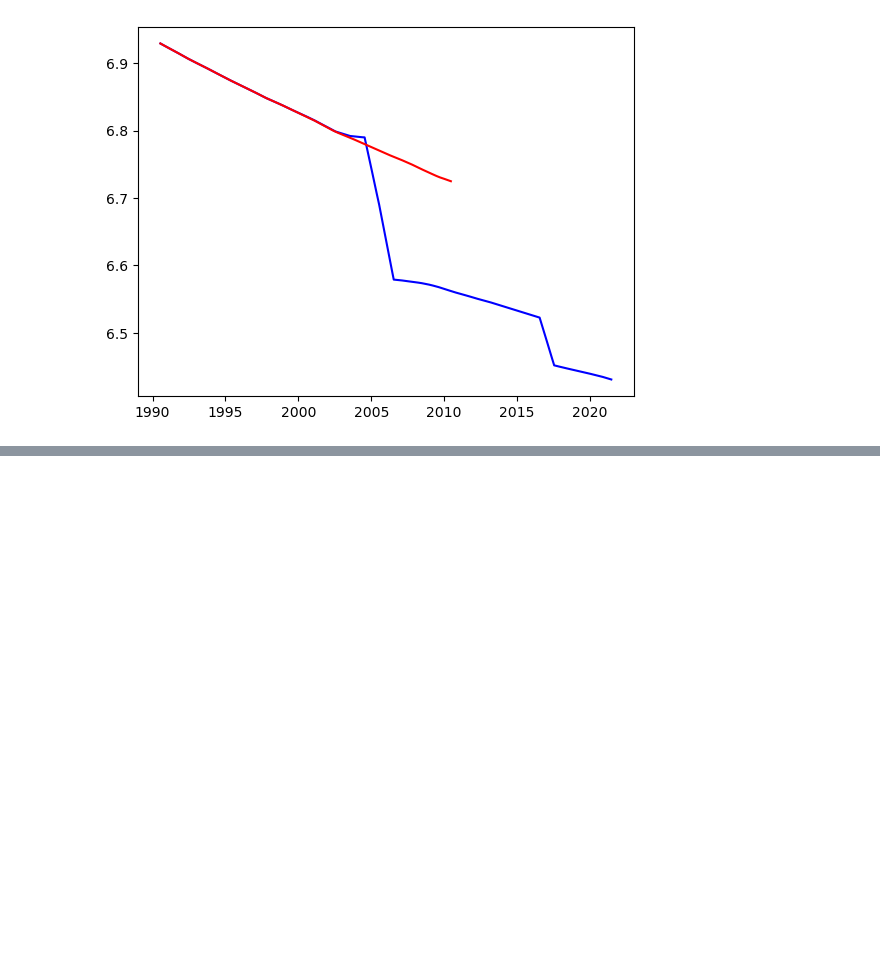
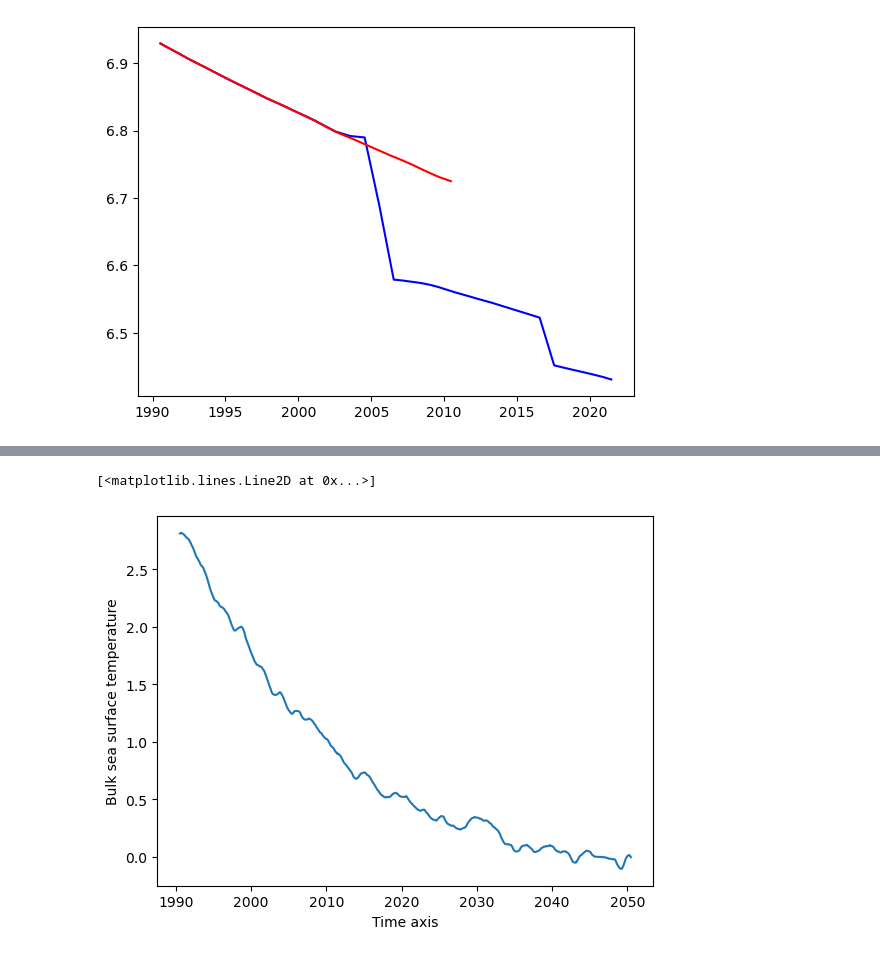
Before and after one commit to asozza/stece, a Jupyter notebook: osprey/notebooks/test_reader.ipynb, the cells around one changed output, grey strips where cells are left out. Cells and saved outputs as stored; diff of their text form; code cells hidden in the pictures; blank space fills up the shorter version.

```diff
--- a/osprey/notebooks/test_reader.ipynb
+++ b/osprey/notebooks/test_reader.ipynb
@@ -57,0 +65,5 @@ plt.plot(tt, vv, 'red')
+# %%
+timeseries_diff_mf(expname1='lfr0', startyear1=1990, endyear1=2050, expname2='lfr0', startyear2=2040, endyear2=2050, var='tos', cost_type="diff")
+# %% [output]
+[<matplotlib.lines.Line2D at 0x...>]
+[figure, added]
```
Also changed, not shown: parts of 5 cells of this notebook, 4 other files.
